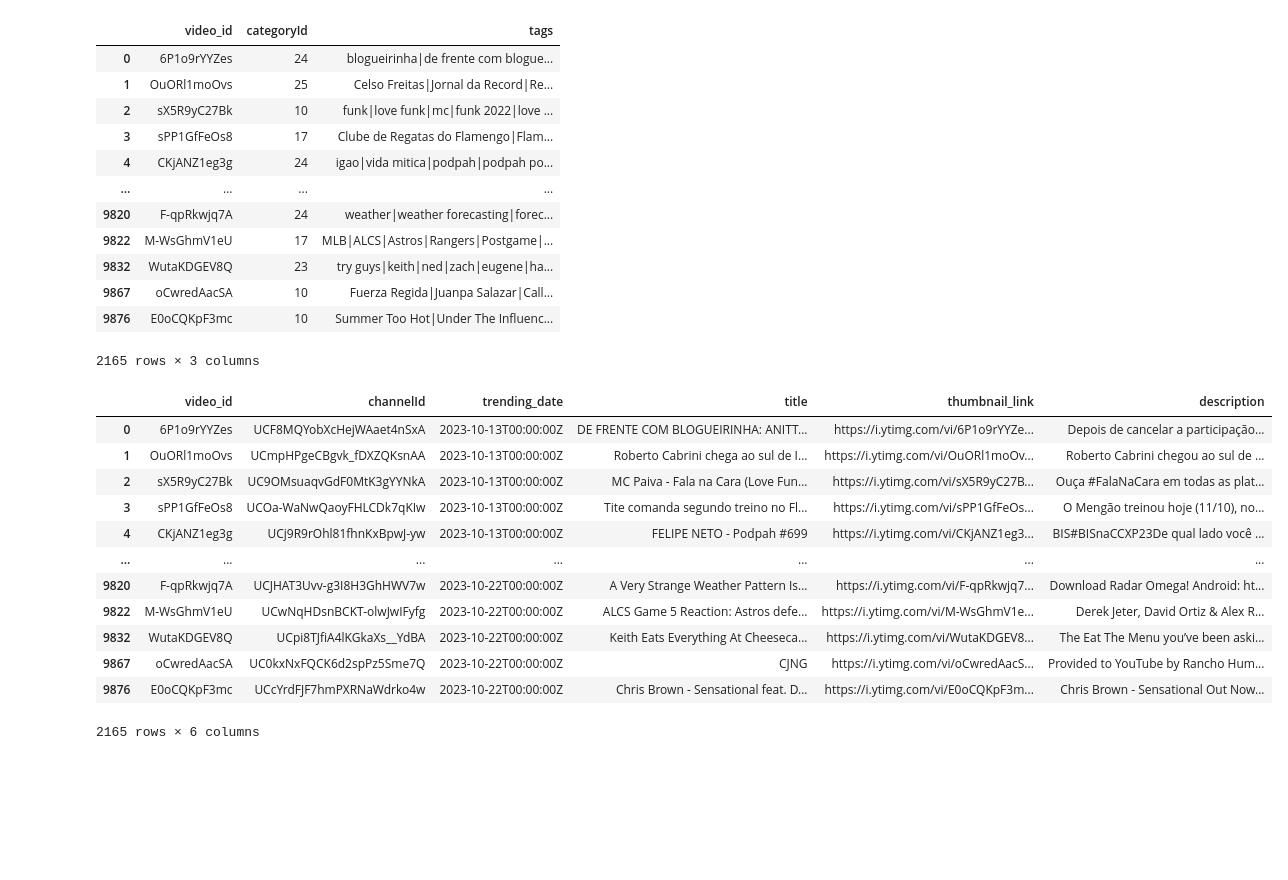
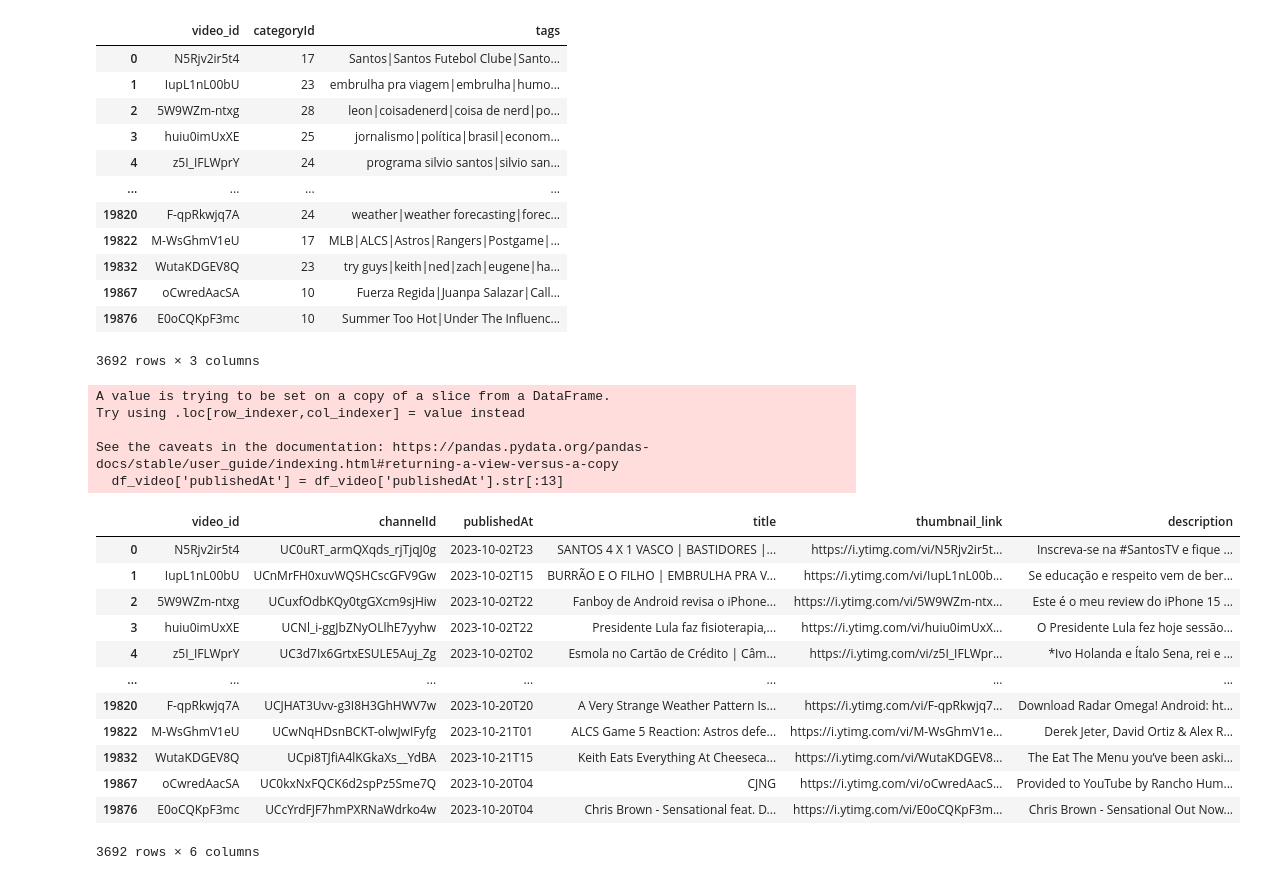
Before and after one commit to davidlin4171/YouPredict, a Jupyter notebook: sql_tables/createsql.ipynb, the cells around one changed output. Drawn from its saved outputs; the diff is of its cells as text; code cells hidden in the pictures; blank space fills up the shorter version.

Commit message:
sql tables

```diff
--- a/sql_tables/createsql.ipynb
+++ b/sql_tables/createsql.ipynb
@@ -25,11 +25,11 @@ df_jp['countryCode'] = 4
 df_us['countryName'] = 'US'
 df_us['countryCode'] = 5
 # %%
-df_br = df_br.tail(2000)
-df_ca = df_ca.tail(2000)
-df_in = df_in.tail(2000)
-df_jp = df_jp.tail(2000)
-df_us = df_us.tail(2000)
+df_br = df_br.tail(4000)
+df_ca = df_ca.tail(4000)
+df_in = df_in.tail(4000)
+df_jp = df_jp.tail(4000)
+df_us = df_us.tail(4000)
 # %%
 df_merged = pd.concat([df_br, df_ca, df_in, df_jp, df_us],ignore_index=True)
 # %%
@@ -70,37 +70,43 @@ df_category = df_category.drop_duplicates(subset=['video_id'])
 df_category
 # %% [output]
 |  | video_id | categoryId | tags |
-| 0 | 6P1o9rYYZes | 24 | blogueirinha|de frente com blogue... |
-| 1 | OuORl1moOvs | 25 | Celso Freitas|Jornal da Record|Re... |
-| 2 | sX5R9yC27Bk | 10 | funk|love funk|mc|funk 2022|love ... |
-| 3 | sPP1GfFeOs8 | 17 | Clube de Regatas do Flamengo|Flam... |
-| 4 | CKjANZ1eg3g | 24 | igao|vida mitica|podpah|podpah po... |
+| 0 | N5Rjv2ir5t4 | 17 | Santos|Santos Futebol Clube|Santo... |
+| 1 | IupL1nL00bU | 23 | embrulha pra viagem|embrulha|humo... |
+| 2 | 5W9WZm-ntxg | 28 | leon|coisadenerd|coisa de nerd|po... |
+| 3 | huiu0imUxXE | 25 | jornalismo|política|brasil|econom... |
+| 4 | z5I_IFLWprY | 24 | programa silvio santos|silvio san... |
 | ... | ... | ... | ... |
-| 9820 | F-qpRkwjq7A | 24 | weather|weather forecasting|forec... |
-| 9822 | M-WsGhmV1eU | 17 | MLB|ALCS|Astros|Rangers|Postgame|... |
-| 9832 | WutaKDGEV8Q | 23 | try guys|keith|ned|zach|eugene|ha... |
-| 9867 | oCwredAacSA | 10 | Fuerza Regida|Juanpa Salazar|Call... |
-| 9876 | E0oCQKpF3mc | 10 | Summer Too Hot|Under The Influenc... |
+| 19820 | F-qpRkwjq7A | 24 | weather|weather forecasting|forec... |
+| 19822 | M-WsGhmV1eU | 17 | MLB|ALCS|Astros|Rangers|Postgame|... |
+| 19832 | WutaKDGEV8Q | 23 | try guys|keith|ned|zach|eugene|ha... |
+| 19867 | oCwredAacSA | 10 | Fuerza Regida|Juanpa Salazar|Call... |
+| 19876 | E0oCQKpF3mc | 10 | Summer Too Hot|Under The Influenc... |
-2165 rows × 3 columns
+3692 rows × 3 columns
 # %%
 # video table
-df_video = df_merged[['video_id', 'channelId', 'trending_date', 'title', 'thumbnail_link', 'description']]
+df_video = df_merged[['video_id', 'channelId', 'publishedAt', 'title', 'thumbnail_link', 'description']]
+df_video['publishedAt'] = df_video['publishedAt'].str[:13]
 df_video = df_video.drop_duplicates(subset=['video_id'])
 df_video
 # %% [output]
+A value is trying to be set on a copy of a slice from a DataFrame.
+Try using .loc[row_indexer,col_indexer] = value instead
+
+See the caveats in the documentation: https://pandas.pydata.org/pandas-docs/stable/user_guide/indexing.html#returning-a-view-versus-a-copy
+  df_video['publishedAt'] = df_video['publishedAt'].str[:13]
-|  | video_id | channelId | trending_date | title | thumbnail_link | description |
-| 0 | 6P1o9rYYZes | UCF8MQYobXcHejWAaet4nSxA | 2023-10-13T00:00:00Z | DE FRENTE COM BLOGUEIRINHA: ANITT... | https://i.ytimg.com/vi/6P1o9rYYZe... | Depois de cancelar a participação... |
-| 1 | OuORl1moOvs | UCmpHPgeCBgvk_fDXZQKsnAA | 2023-10-13T00:00:00Z | Roberto Cabrini chega ao sul de I... | https://i.ytimg.com/vi/OuORl1moOv... | Roberto Cabrini chegou ao sul de ... |
-| 2 | sX5R9yC27Bk | UC9OMsuaqvGdF0MtK3gYYNkA | 2023-10-13T00:00:00Z | MC Paiva - Fala na Cara (Love Fun... | https://i.ytimg.com/vi/sX5R9yC27B... | Ouça #FalaNaCara em todas as plat... |
-| 3 | sPP1GfFeOs8 | UCOa-WaNwQaoyFHLCDk7qKIw | 2023-10-13T00:00:00Z | Tite comanda segundo treino no Fl... | https://i.ytimg.com/vi/sPP1GfFeOs... | O Mengão treinou hoje (11/10), no... |
-| 4 | CKjANZ1eg3g | UCj9R9rOhl81fhnKxBpwJ-yw | 2023-10-13T00:00:00Z | FELIPE NETO - Podpah #699 | https://i.ytimg.com/vi/CKjANZ1eg3... | BIS#BISnaCCXP23De qual lado você ... |
+|  | video_id | channelId | publishedAt | title | thumbnail_link | description |
+| 0 | N5Rjv2ir5t4 | UC0uRT_armQXqds_rjTjqJ0g | 2023-10-02T23 | SANTOS 4 X 1 VASCO | BASTIDORES |... | https://i.ytimg.com/vi/N5Rjv2ir5t... | Inscreva-se na #SantosTV e fique ... |
+| 1 | IupL1nL00bU | UCnMrFH0xuvWQSHCscGFV9Gw | 2023-10-02T15 | BURRÃO E O FILHO | EMBRULHA PRA V... | https://i.ytimg.com/vi/IupL1nL00b... | Se educação e respeito vem de ber... |
+| 2 | 5W9WZm-ntxg | UCuxfOdbKQy0tgGXcm9sjHiw | 2023-10-02T22 | Fanboy de Android revisa o iPhone... | https://i.ytimg.com/vi/5W9WZm-ntx... | Este é o meu review do iPhone 15 ... |
+| 3 | huiu0imUxXE | UCNl_i-ggJbZNyOLlhE7yyhw | 2023-10-02T22 | Presidente Lula faz fisioterapia,... | https://i.ytimg.com/vi/huiu0imUxX... | O Presidente Lula fez hoje sessão... |
+| 4 | z5I_IFLWprY | UC3d7Ix6GrtxESULE5Auj_Zg | 2023-10-02T02 | Esmola no Cartão de Crédito | Câm... | https://i.ytimg.com/vi/z5I_IFLWpr... | *Ivo Holanda e Ítalo Sena, rei e ... |
 | ... | ... | ... | ... | ... | ... | ... |
-| 9820 | F-qpRkwjq7A | UCJHAT3Uvv-g3I8H3GhHWV7w | 2023-10-22T00:00:00Z | A Very Strange Weather Pattern Is... | https://i.ytimg.com/vi/F-qpRkwjq7... | Download Radar Omega! Android: ht... |
-| 9822 | M-WsGhmV1eU | UCwNqHDsnBCKT-olwJwIFyfg | 2023-10-22T00:00:00Z | ALCS Game 5 Reaction: Astros defe... | https://i.ytimg.com/vi/M-WsGhmV1e... | Derek Jeter, David Ortiz & Alex R... |
-| 9832 | WutaKDGEV8Q | UCpi8TJfiA4lKGkaXs__YdBA | 2023-10-22T00:00:00Z | Keith Eats Everything At Cheeseca... | https://i.ytimg.com/vi/WutaKDGEV8... | The Eat The Menu you’ve been aski... |
-| 9867 | oCwredAacSA | UC0kxNxFQCK6d2spPz5Sme7Q | 2023-10-22T00:00:00Z | CJNG | https://i.ytimg.com/vi/oCwredAacS... | Provided to YouTube by Rancho Hum... |
-| 9876 | E0oCQKpF3mc | UCcYrdFJF7hmPXRNaWdrko4w | 2023-10-22T00:00:00Z | Chris Brown - Sensational feat. D... | https://i.ytimg.com/vi/E0oCQKpF3m... | Chris Brown - Sensational Out Now... |
+| 19820 | F-qpRkwjq7A | UCJHAT3Uvv-g3I8H3GhHWV7w | 2023-10-20T20 | A Very Strange Weather Pattern Is... | https://i.ytimg.com/vi/F-qpRkwjq7... | Download Radar Omega! Android: ht... |
+| 19822 | M-WsGhmV1eU | UCwNqHDsnBCKT-olwJwIFyfg | 2023-10-21T01 | ALCS Game 5 Reaction: Astros defe... | https://i.ytimg.com/vi/M-WsGhmV1e... | Derek Jeter, David Ortiz & Alex R... |
+| 19832 | WutaKDGEV8Q | UCpi8TJfiA4lKGkaXs__YdBA | 2023-10-21T15 | Keith Eats Everything At Cheeseca... | https://i.ytimg.com/vi/WutaKDGEV8... | The Eat The Menu you’ve been aski... |
+| 19867 | oCwredAacSA | UC0kxNxFQCK6d2spPz5Sme7Q | 2023-10-20T04 | CJNG | https://i.ytimg.com/vi/oCwredAacS... | Provided to YouTube by Rancho Hum... |
+| 19876 | E0oCQKpF3mc | UCcYrdFJF7hmPXRNaWdrko4w | 2023-10-20T04 | Chris Brown - Sensational feat. D... | https://i.ytimg.com/vi/E0oCQKpF3m... | Chris Brown - Sensational Out Now... |
-2165 rows × 6 columns
+3692 rows × 6 columns
 # %%
 # table for stats at published date
 
```
Also changed, not shown: parts of 13 cells of this notebook, 3 other files.
